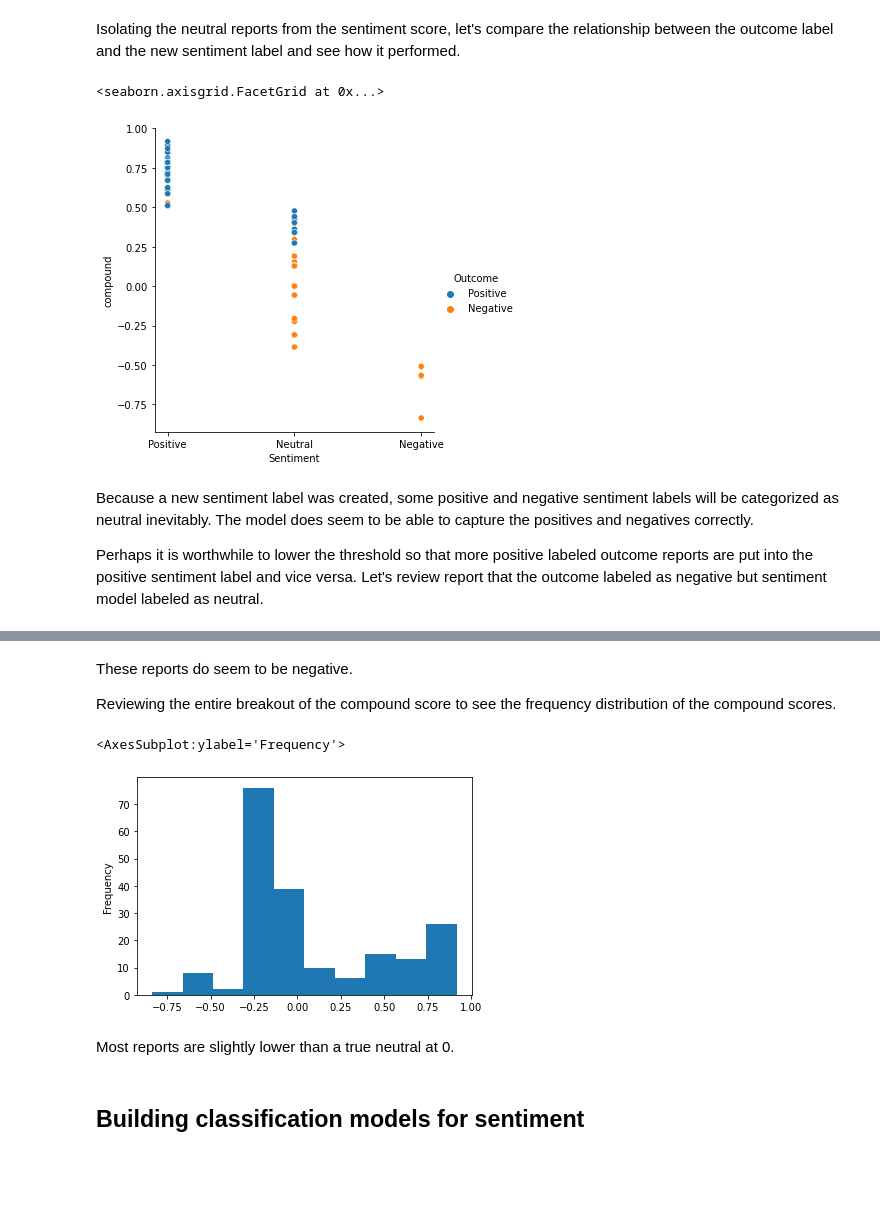
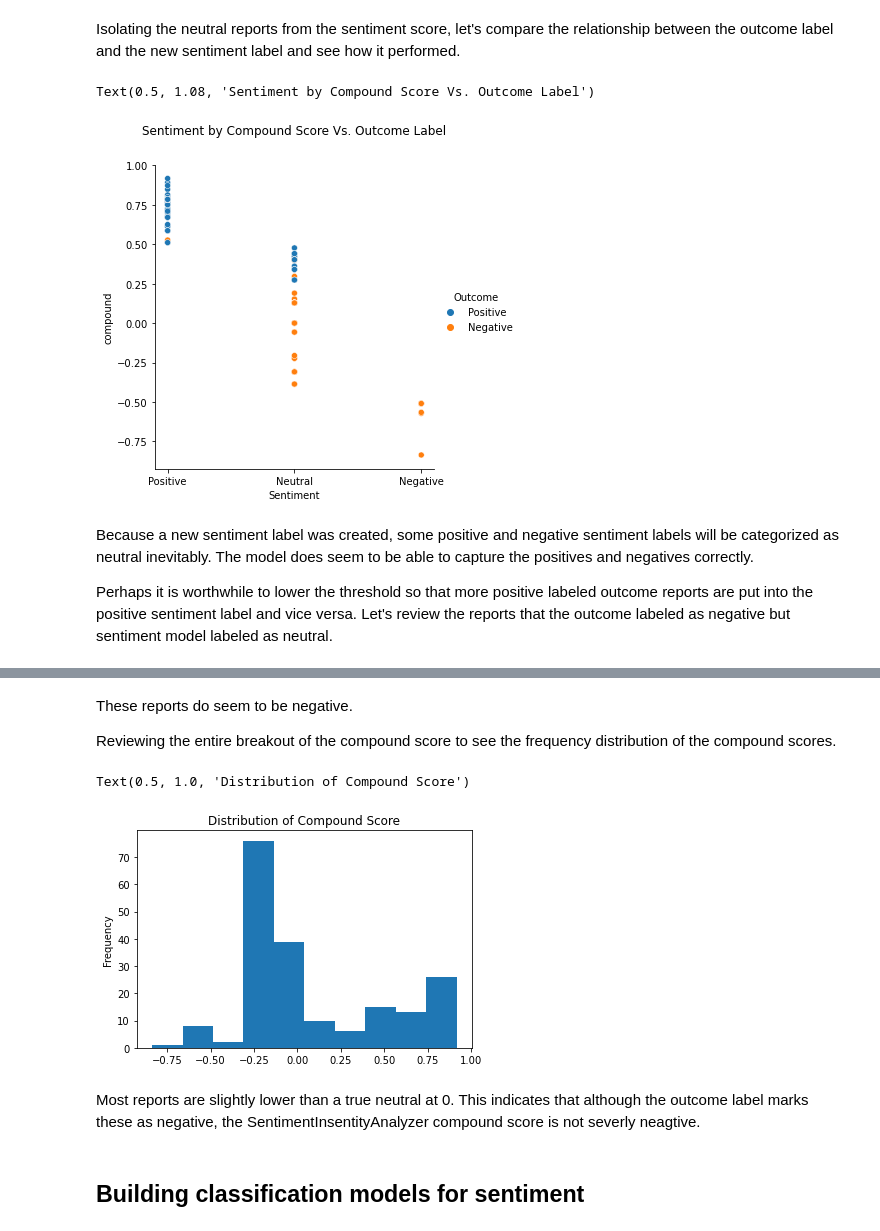
Before and after one commit to ngockle/Projects, a Jupyter notebook: Contact Report Analysis/Sentiment Analysis - Contact Reports.ipynb, the cells around one changed output, grey strips where cells are left out. Drawn from its saved outputs; the diff is of its cells as text; code cells hidden in the pictures; blank space fills up the shorter version.

```diff
--- a/Contact Report Analysis/Sentiment Analysis - Contact Reports.ipynb
+++ b/Contact Report Analysis/Sentiment Analysis - Contact Reports.ipynb
@@ -201,13 +204,14 @@ Neutral
 Isolating the neutral reports from the sentiment score, let's compare the relationship between the outcome label and the new sentiment label and see how it performed.
 # %%
 sns.relplot(x='Sentiment', y ="compound", hue="Outcome", data=df)
+plt.title('Sentiment by Compound Score Vs. Outcome Label', y=1.08)
 # %% [output]
-<seaborn.axisgrid.FacetGrid at 0x...>
+Text(0.5, 1.08, 'Sentiment by Compound Score Vs. Outcome Label')
-[figure, old version]
+[figure, new version]
 # %% [markdown]
 Because a new sentiment label was created, some positive and negative sentiment labels will be categorized as neutral inevitably. The model does seem to be able to capture the positives and negatives correctly.
 
-Perhaps it is worthwhile to lower the threshold so that more positive labeled outcome reports are put into the positive sentiment label and vice versa. Let's review report that the outcome labeled as negative but sentiment model labeled as neutral.
+Perhaps it is worthwhile to lower the threshold so that more positive labeled outcome reports are put into the positive sentiment label and vice versa. Let's review the reports that the outcome labeled as negative but sentiment model labeled as neutral.
 # %%
 #reviewing negative outcome with compound higher than .20
 O_N = df.loc[df['Outcome'] == "Negative"]
@@ -225,13 +229,14 @@ These reports do seem to be negative.
 
 Reviewing the entire breakout of the compound score to see the frequency distribution of the compound scores.
 # %%
-#taking a look at the coupond score to see the distribution
+#taking a look at the compound score to see the distribution
 df['compound'].plot.hist(bins=10)
+plt.title('Distribution of Compound Score')
 # %% [output]
-<AxesSubplot:ylabel='Frequency'>
+Text(0.5, 1.0, 'Distribution of Compound Score')
-[figure, old version]
+[figure, new version]
 # %% [markdown]
-Most reports are slightly lower than a true neutral at 0.
+Most reports are slightly lower than a true neutral at 0. This indicates that although the outcome label marks these as negative, the SentimentInsentityAnalyzer compound score is not severly neagtive.
 # %% [markdown]
 ## Building classification models for sentiment
 # %% [markdown]
```
Also changed, not shown: parts of 25 cells of this notebook.
